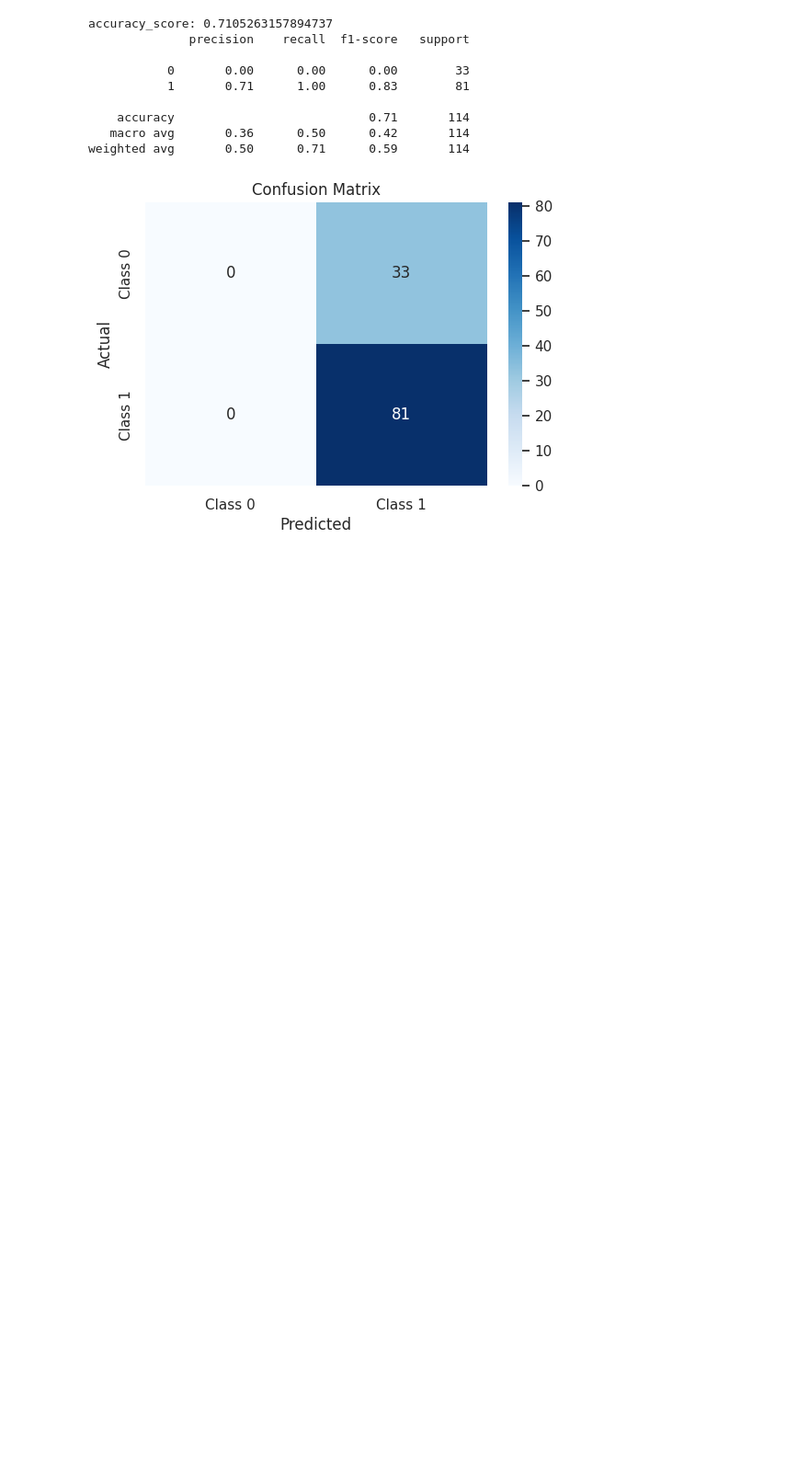
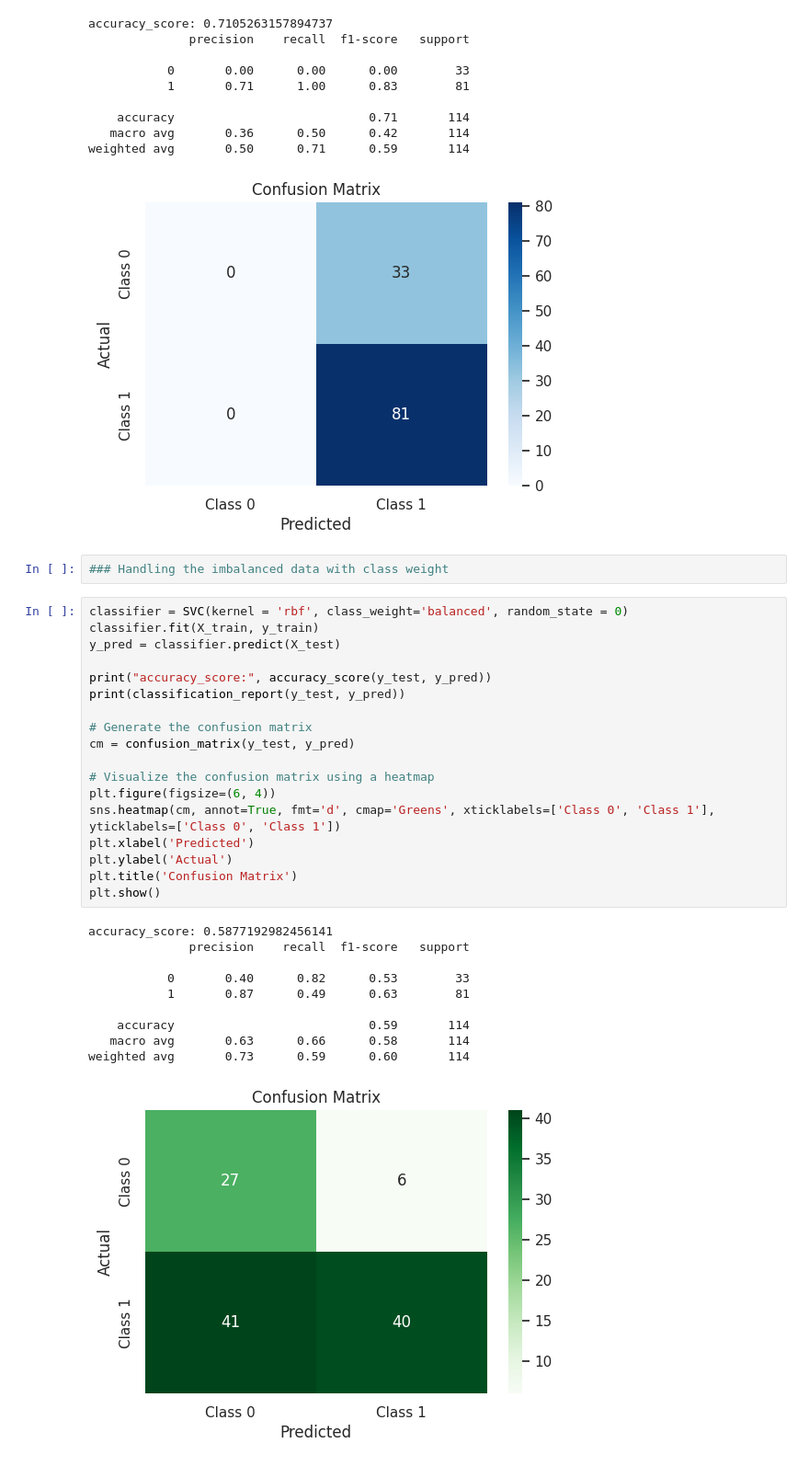
Before and after one commit to Evans2424/IACEC_Project_Model_Performance_Analysis, a Jupyter notebook: IACEC_MLProject.ipynb, the cells around one changed output. Shown at 92% size. Cells and saved outputs as stored; diff of their text form; blank space fills up the shorter version.

```diff
--- a/IACEC_MLProject.ipynb
+++ b/IACEC_MLProject.ipynb
@@ -495,3 +497,34 @@ accuracy_score: 0.7105263157894737
    macro avg       0.36      0.50      0.42       114
 weighted avg       0.50      0.71      0.59       114
 [figure]
+# %%
+### Handling the imbalanced data with class weight
+# %%
+classifier = SVC(kernel = 'rbf', class_weight='balanced', random_state = 0)
+classifier.fit(X_train, y_train)
+y_pred = classifier.predict(X_test)
+
+print("accuracy_score:", accuracy_score(y_test, y_pred))
+print(classification_report(y_test, y_pred))
+
+# Generate the confusion matrix
+cm = confusion_matrix(y_test, y_pred)
+
+# Visualize the confusion matrix using a heatmap
+plt.figure(figsize=(6, 4))
+sns.heatmap(cm, annot=True, fmt='d', cmap='Greens', xticklabels=['Class 0', 'Class 1'], yticklabels=['Class 0', 'Class 1'])
+plt.xlabel('Predicted')
+plt.ylabel('Actual')
+plt.title('Confusion Matrix')
+plt.show()
+# %% [output]
+accuracy_score: 0.5877192982456141
+              precision    recall  f1-score   support
+
+           0       0.40      0.82      0.53        33
+           1       0.87      0.49      0.63        81
+
+    accuracy                           0.59       114
+   macro avg       0.63      0.66      0.58       114
+weighted avg       0.73      0.59      0.60       114
+[figure, added]
```
Also changed, not shown: parts of 3 cells of this notebook.
